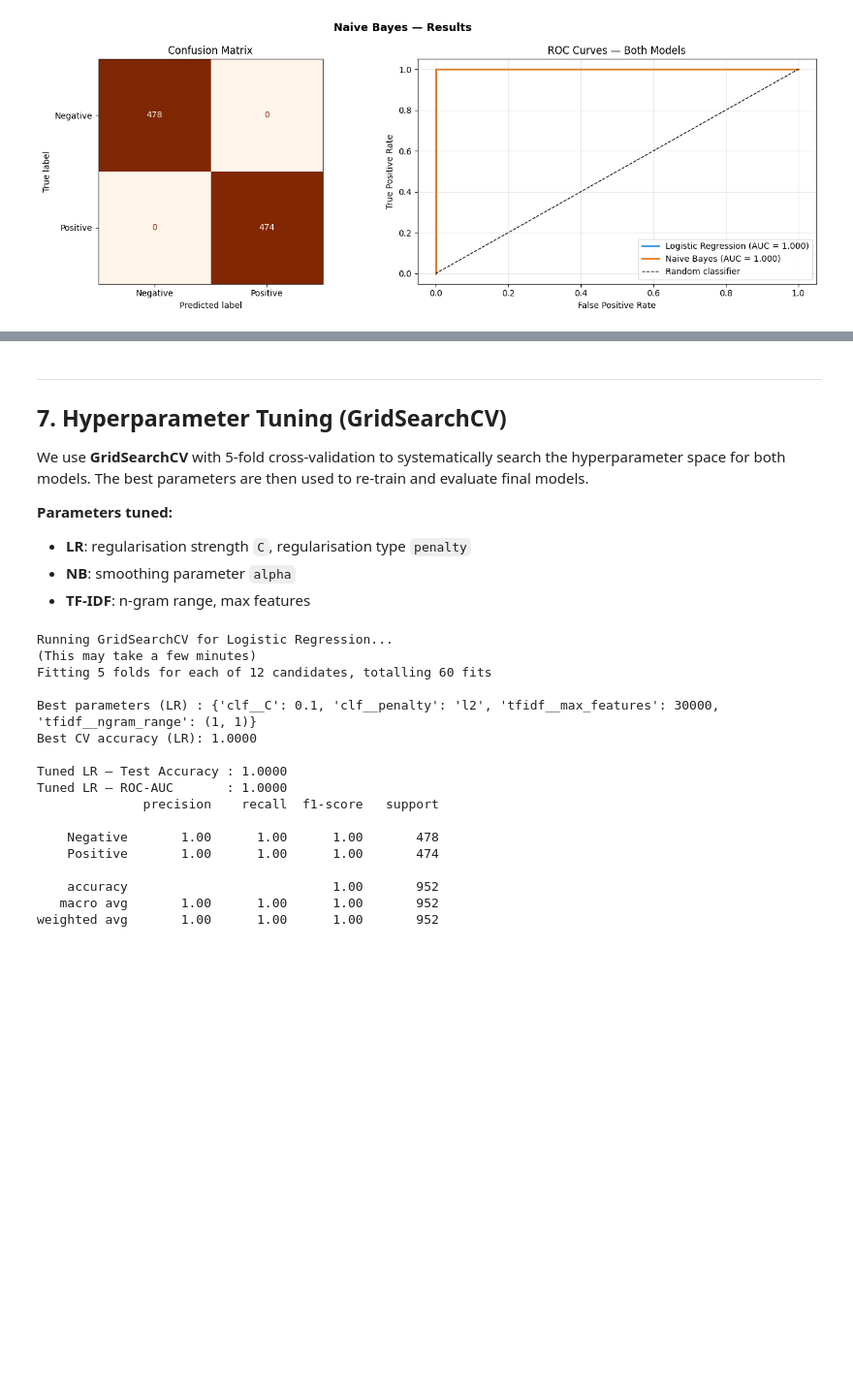
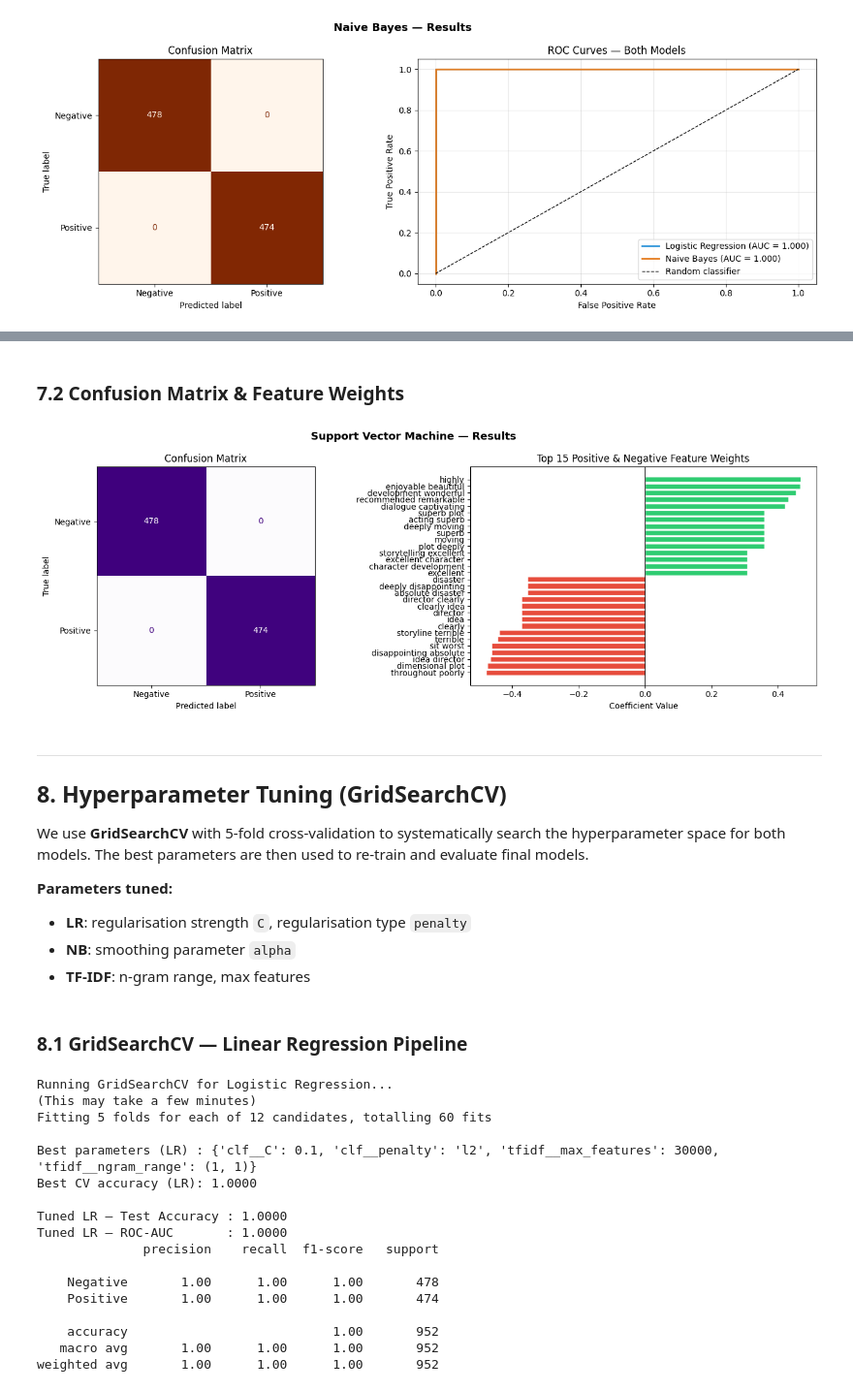
Before and after one commit to mosour23/lexiai-spelling-corrector, a Jupyter notebook: part_a_section2_sentiment/sentiment_classification.ipynb, the cells around one changed output, grey strips where cells are left out. Shown at 97% size. Cells and saved outputs as stored; diff of their text form; code cells hidden in the pictures; blank space fills up the shorter version.

```diff
--- a/part_a_section2_sentiment/sentiment_classification.ipynb
+++ b/part_a_section2_sentiment/sentiment_classification.ipynb
@@ -550,6 +609,45 @@ plt.show()
+# %% [markdown]
+### 7.2 Confusion Matrix & Feature Weights
+# %%
+# ── 7.2 SVM Results: Confusion Matrix & Feature Weights ───────────────────────
+fig, axes = plt.subplots(1, 2, figsize=(14, 5))
+fig.suptitle('Support Vector Machine — Results', fontsize=13, fontweight='bold')
+
+# 1. Confusion matrix
+ConfusionMatrixDisplay(
+    confusion_matrix(y_test, y_pred_svm),
+    display_labels=['Negative', 'Positive']
+).plot(ax=axes[0], colorbar=False, cmap='Purples')
+axes[0].set_title('Confusion Matrix')
+
+# 2. Top Feature Weights
+# Extract coefficients for the Linear SVM
+svm_coefs = svm.coef_.toarray()[0] if hasattr(svm.coef_, 'toarray') else svm.coef_[0]
+feat_names = np.array(tfidf.get_feature_names_out())
+
+top_pos_idx = svm_coefs.argsort()[-15:][::-1]
+top_neg_idx = svm_coefs.argsort()[:15]
+
+top_indices = np.concatenate([top_pos_idx, top_neg_idx])
+top_features = feat_names[top_indices]
+top_vals = svm_coefs[top_indices]
+colors = ['#2ecc71']*15 + ['#e74c3c']*15
+
+sorted_idx = np.argsort(top_vals)
+axes[1].barh(top_features[sorted_idx], top_vals[sorted_idx],
+             color=[colors[i] for i in sorted_idx], edgecolor='white')
+axes[1].axvline(0, color='black', linewidth=0.8)
+axes[1].set_title('Top 15 Positive & Negative Feature Weights')
+axes[1].set_xlabel('Coefficient Value')
+
+plt.tight_layout()
+plt.savefig('svm_results.png', dpi=150, bbox_inches='tight')
+plt.show()
+# %% [output]
+[figure, added]
 # %% [markdown]
 ---
-## 7. Hyperparameter Tuning (GridSearchCV) <a id='7'></a>
+## 8. Hyperparameter Tuning (GridSearchCV) <a id='7'></a>
 
 We use **GridSearchCV** with 5-fold cross-validation to systematically search the hyperparameter space for both models. The best parameters are then used to re-train and evaluate final models.
 
@@ -557,4 +655,6 @@ We use **GridSearchCV** with 5-fold cross-validation to systematically search th
 - **LR**: regularisation strength `C`, regularisation type `penalty`
 - **NB**: smoothing parameter `alpha`
 - **TF-IDF**: n-gram range, max features
+# %% [markdown]
+### 8.1 GridSearchCV — Linear Regression Pipeline
 # %%
```
Also changed, not shown: parts of 32 cells of this notebook, 15 other files.
